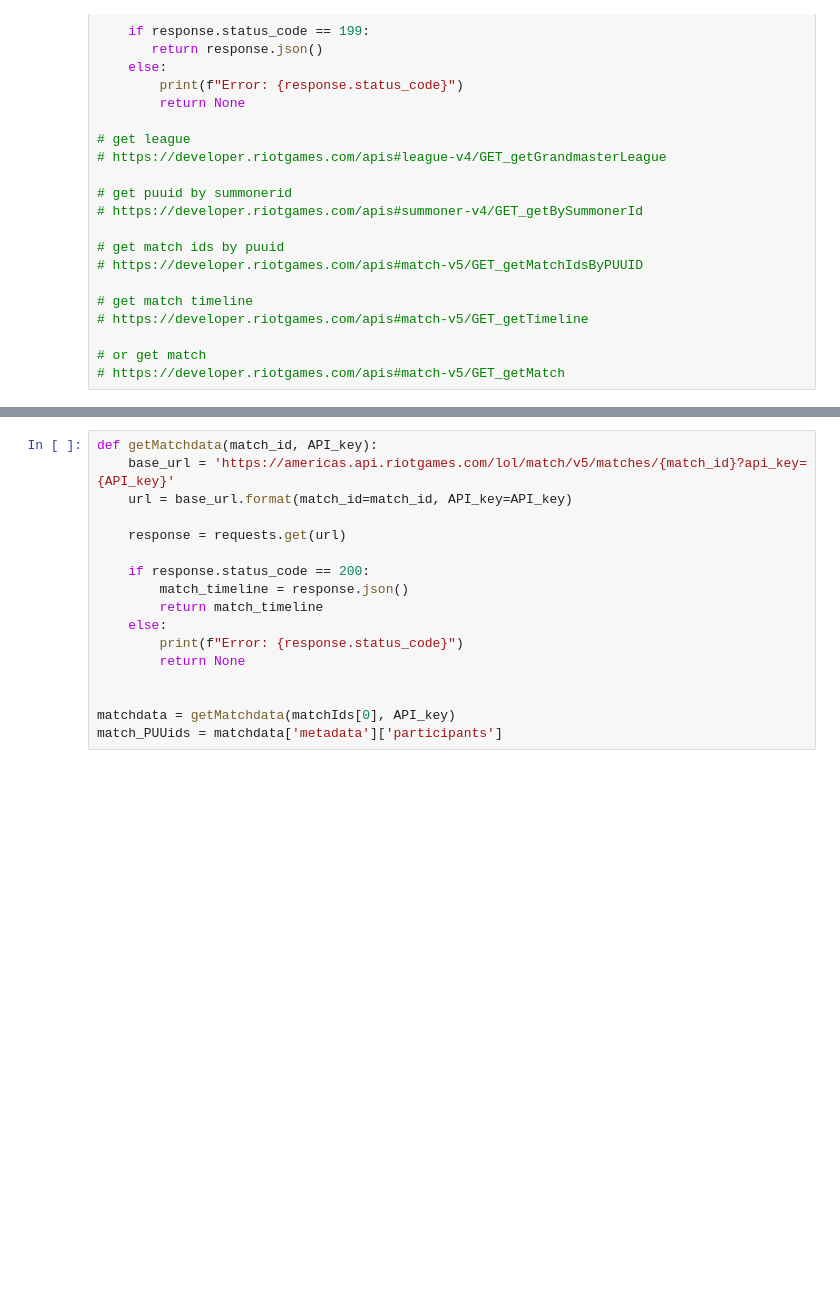
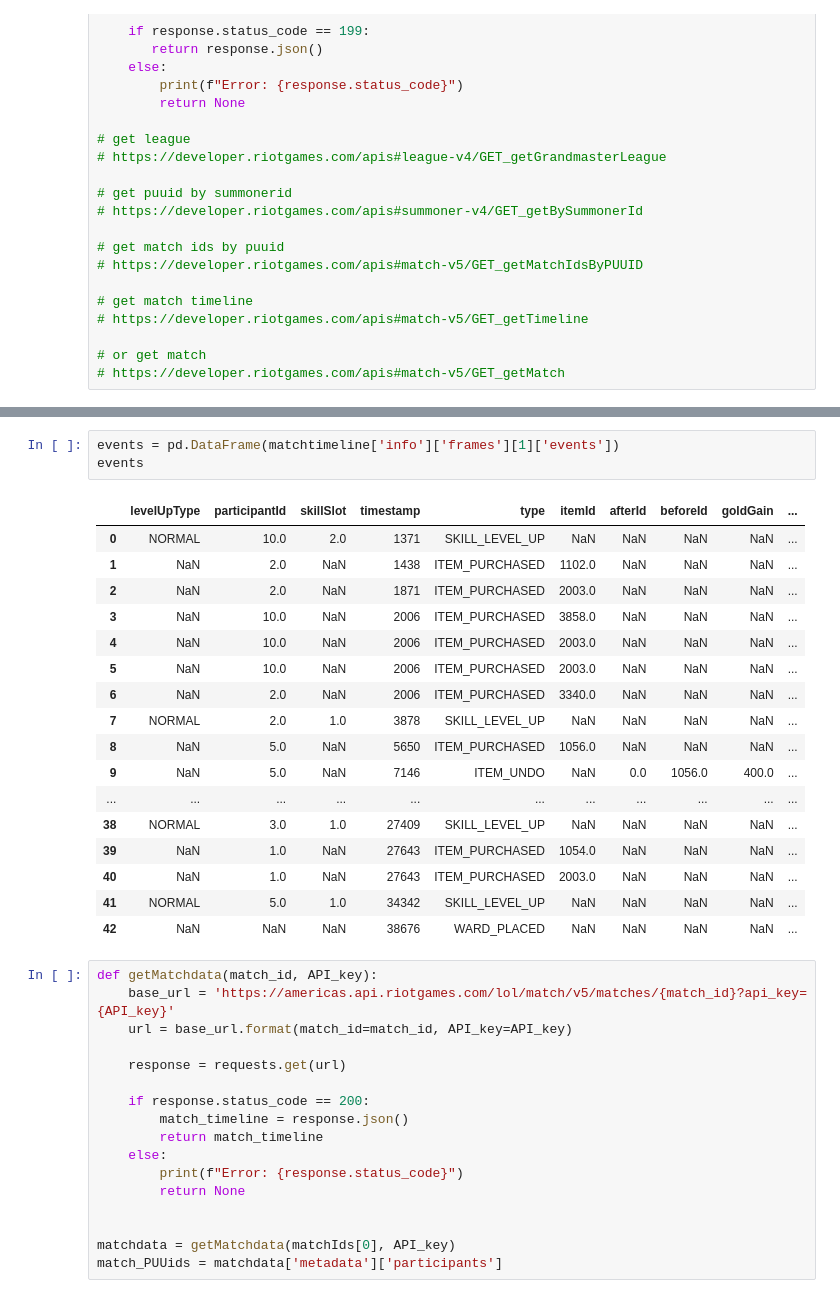
Before and after one commit to Nolasaurus/LoL_data_pipeline, a Jupyter notebook: riot_API_query.ipynb, the cells around one changed output, grey strips where cells are left out. Saved outputs shown, nothing was run; the diff lists cells and outputs as text; blank space fills up the shorter version.

Commit message:
func to extract game events from match timeline

```diff
--- a/riot_API_query.ipynb
+++ b/riot_API_query.ipynb
@@ -183,3 +265,24 @@ matchtimeline['info']
+# %%
+events = pd.DataFrame(matchtimeline['info']['frames'][1]['events'])
+events
+# %% [output]
+|  | levelUpType | participantId | skillSlot | timestamp | type | itemId | afterId | beforeId | goldGain | ... |
+| 0 | NORMAL | 10.0 | 2.0 | 1371 | SKILL_LEVEL_UP | NaN | NaN | NaN | NaN | ... |
+| 1 | NaN | 2.0 | NaN | 1438 | ITEM_PURCHASED | 1102.0 | NaN | NaN | NaN | ... |
+| 2 | NaN | 2.0 | NaN | 1871 | ITEM_PURCHASED | 2003.0 | NaN | NaN | NaN | ... |
+| 3 | NaN | 10.0 | NaN | 2006 | ITEM_PURCHASED | 3858.0 | NaN | NaN | NaN | ... |
+| 4 | NaN | 10.0 | NaN | 2006 | ITEM_PURCHASED | 2003.0 | NaN | NaN | NaN | ... |
+| 5 | NaN | 10.0 | NaN | 2006 | ITEM_PURCHASED | 2003.0 | NaN | NaN | NaN | ... |
+| 6 | NaN | 2.0 | NaN | 2006 | ITEM_PURCHASED | 3340.0 | NaN | NaN | NaN | ... |
+| 7 | NORMAL | 2.0 | 1.0 | 3878 | SKILL_LEVEL_UP | NaN | NaN | NaN | NaN | ... |
+| 8 | NaN | 5.0 | NaN | 5650 | ITEM_PURCHASED | 1056.0 | NaN | NaN | NaN | ... |
+| 9 | NaN | 5.0 | NaN | 7146 | ITEM_UNDO | NaN | 0.0 | 1056.0 | 400.0 | ... |
+| ... | ... | ... | ... | ... | ... | ... | ... | ... | ... | ... |
+| 38 | NORMAL | 3.0 | 1.0 | 27409 | SKILL_LEVEL_UP | NaN | NaN | NaN | NaN | ... |
+| 39 | NaN | 1.0 | NaN | 27643 | ITEM_PURCHASED | 1054.0 | NaN | NaN | NaN | ... |
+| 40 | NaN | 1.0 | NaN | 27643 | ITEM_PURCHASED | 2003.0 | NaN | NaN | NaN | ... |
+| 41 | NORMAL | 5.0 | 1.0 | 34342 | SKILL_LEVEL_UP | NaN | NaN | NaN | NaN | ... |
+| 42 | NaN | NaN | NaN | 38676 | WARD_PLACED | NaN | NaN | NaN | NaN | ... |
 # %%
 def getMatchdata(match_id, API_key):
     base_url = 'https://americas.api.riotgames.com/lol/match/v5/matches/{match_id}?api_key={API_key}'
```
Also changed, not shown: parts of 11 cells of this notebook.
